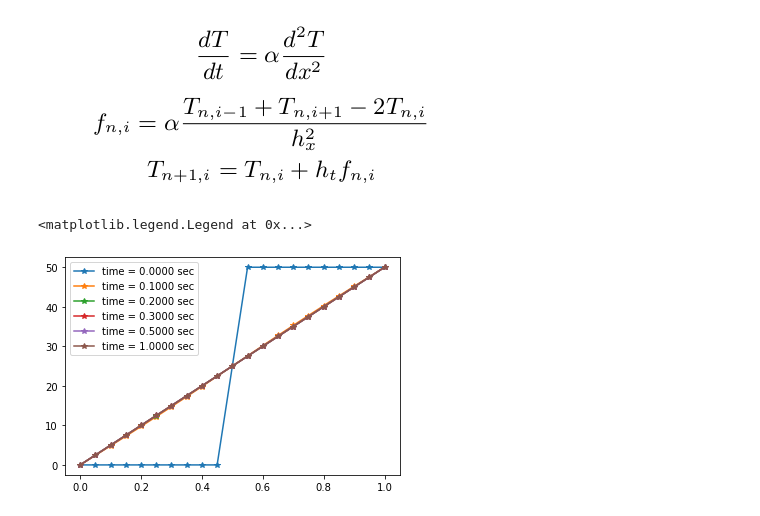
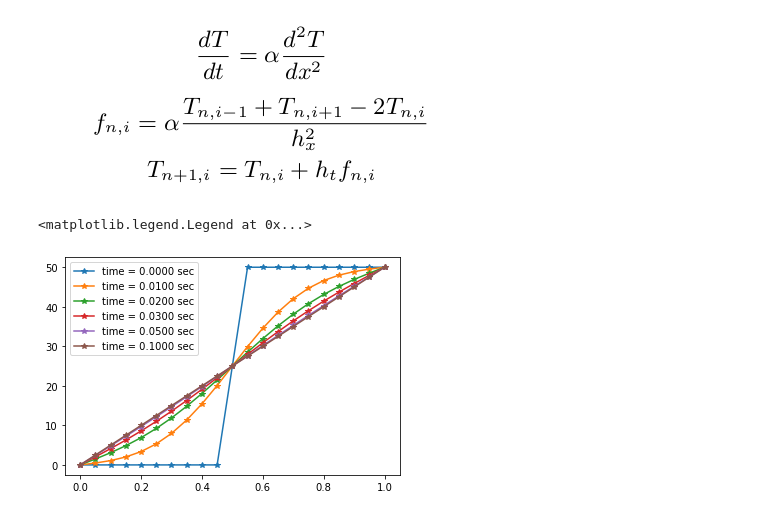
Before and after one commit to icmm-ntu/2023-Fall, a Jupyter notebook: Exercises.ipynb, the cells around one changed output. Drawn from its saved outputs; the diff is of its cells as text; code cells hidden in the pictures.

```diff
--- a/Exercises.ipynb
+++ b/Exercises.ipynb
@@ -47,15 +47,15 @@ plt.legend(loc="upper left")
 import numpy as np
 import matplotlib.pyplot as plt
 plt.close('all')
-alpha = 1.
+alpha = 2.
 #===== X Array =====
 Lx = 1. # meters
 Nx = 20
 h_x = Lx / Nx
 x_arr = h_x * (np.arange(Nx+1))
 #===== Time Array =====
-h_t = 0.001 # seconds
-Nt = 1000 # number of time steps
+h_t = 0.0001 # seconds
+Nt = 10000 # number of time steps
 total_time = Nt * h_t # seconds
 t_arr = h_t * (np.arange(Nt+1))
 #print (t_arr)
@@ -80,17 +80,17 @@ for n in range(0,Nt):
     T_Data[n+1,0] = 0.
     T_Data[n+1,-1] = 50.
 # %%
-#n_list = [0,100,200,300,500,1000]
-n_list = [0,10,20,30,50,100,200]
+n_list = [0,100,200,300,500,1000]
+#n_list = [0,10,20,30,50,100,200]
 for n in n_list:
     t = n *h_t
     plt.plot(x_arr, T_Data[n,:],'*-',label = 'time = %.4f sec'%(t))
 
 #==
 plt.legend(loc="upper left")
 # %% [output]
 <matplotlib.legend.Legend at 0x...>
-[figure, old version]
+[figure, new version]
 # %%
 
 #Change BCs to
```
